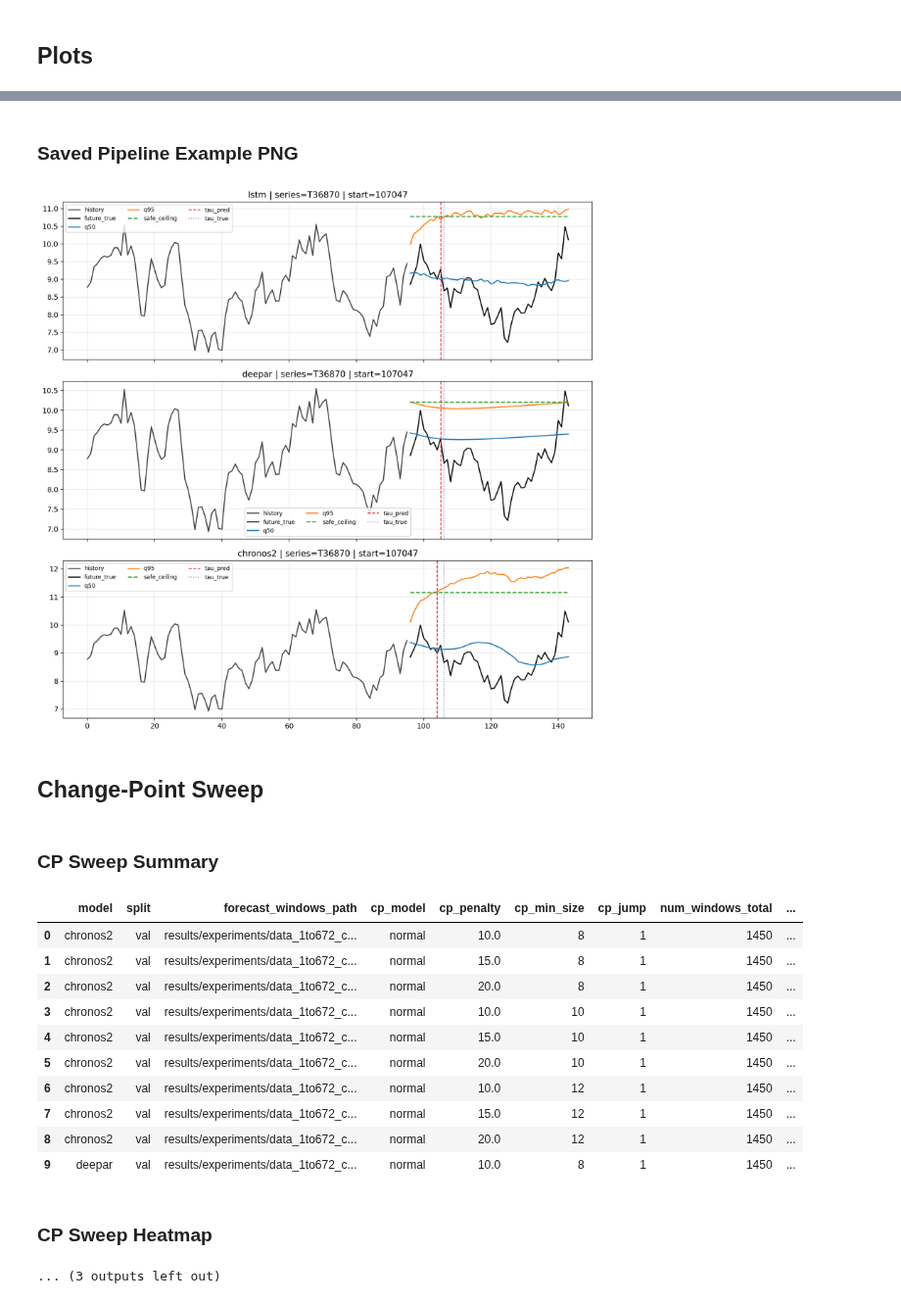
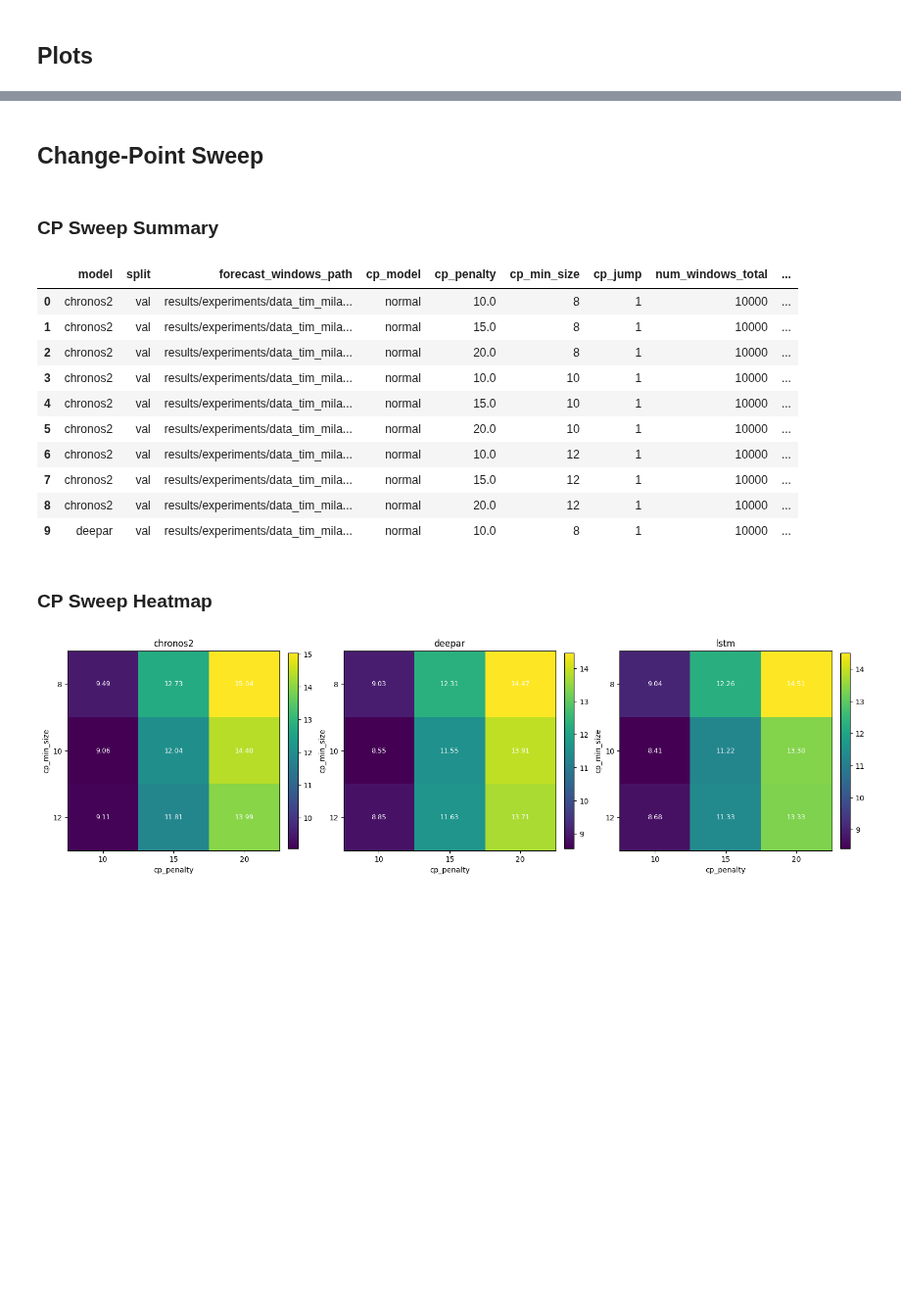
Before and after one commit to colinminini/LLM6G-Repository, a Jupyter notebook: notebooks/experiment_report.ipynb, the cells around one changed output, grey strips where cells are left out. Shown at 98% size. Saved outputs shown, nothing was run; the diff lists cells and outputs as text; code cells hidden in the pictures; blank space fills up the shorter version.

```diff
--- a/notebooks/experiment_report.ipynb
+++ b/notebooks/experiment_report.ipynb
@@ -27,7 +27,7 @@ def find_repo_root(start: Path) -> Path:
 
 
 def default_experiment_dir(root: Path) -> Path:
-    canonical = root / 'results' / 'experiments' / 'data_1to672_ctx96_h48' / 'q50_q95_seed42'
+    canonical = root / 'results' / 'experiments' / 'data_tim_milan_10min_trainable_200_ctx48_h48' / 'q50_q95_seed42'
     if canonical.exists():
         return canonical
     candidates = sorted(
@@ -481,13 +479,13 @@ else:
 show_image_if_exists(REPORTS_DIR / 'system_eval_test.png', 'Saved System Metric Plot (test)')
 md('### Pipeline Example Window')
 render_system_example(EXPERIMENT_DIR, split='test')
-show_image_if_exists(REPORTS_DIR / 'example_windows_system_eval_test.png', 'Saved Pipeline Example PNG')
+#show_image_if_exists(REPORTS_DIR / 'example_windows_system_eval_test.png', 'Saved Pipeline Example PNG')
 
 md('## Change-Point Sweep')
 show_table(EXPERIMENT_DIR / 'cp_sweep' / 'val' / 'cp_sweep_summary.csv', 'CP Sweep Summary')
 md('### CP Sweep Heatmap')
 render_cp_sweep_heatmap(EXPERIMENT_DIR, split='val')
-show_image_if_exists(REPORTS_DIR / 'cp_sweep_val.png', 'Saved CP Sweep Heatmap PNG')
+#show_image_if_exists(REPORTS_DIR / 'cp_sweep_val.png', 'Saved CP Sweep Heatmap PNG')
 # %% [output]
 ## System Evaluation
 |  | split | model | num_windows_total | MAE_CP | tolerance | tolerance_hit_rate | coverage_rate | sharpness |
@@ -501,20 +499,18 @@ show_image_if_exists(REPORTS_DIR / 'cp_sweep_val.png', 'Saved CP Sweep Heatmap P
-### Saved Pipeline Example PNG
+## Change-Point Sweep
+### CP Sweep Summary
+|  | model | split | forecast_windows_path | cp_model | cp_penalty | cp_min_size | cp_jump | num_windows_total | ... |
+| 0 | chronos2 | val | results/experiments/data_tim_mila... | normal | 10.0 | 8 | 1 | 10000 | ... |
+| 1 | chronos2 | val | results/experiments/data_tim_mila... | normal | 15.0 | 8 | 1 | 10000 | ... |
+| 2 | chronos2 | val | results/experiments/data_tim_mila... | normal | 20.0 | 8 | 1 | 10000 | ... |
+| 3 | chronos2 | val | results/experiments/data_tim_mila... | normal | 10.0 | 10 | 1 | 10000 | ... |
+| 4 | chronos2 | val | results/experiments/data_tim_mila... | normal | 15.0 | 10 | 1 | 10000 | ... |
+| 5 | chronos2 | val | results/experiments/data_tim_mila... | normal | 20.0 | 10 | 1 | 10000 | ... |
+| 6 | chronos2 | val | results/experiments/data_tim_mila... | normal | 10.0 | 12 | 1 | 10000 | ... |
+| 7 | chronos2 | val | results/experiments/data_tim_mila... | normal | 15.0 | 12 | 1 | 10000 | ... |
+| 8 | chronos2 | val | results/experiments/data_tim_mila... | normal | 20.0 | 12 | 1 | 10000 | ... |
+| 9 | deepar | val | results/experiments/data_tim_mila... | normal | 10.0 | 8 | 1 | 10000 | ... |
+### CP Sweep Heatmap
-[figure, old version]
+[figure, new version]
-## Change-Point Sweep
-### CP Sweep Summary
-|  | model | split | forecast_windows_path | cp_model | cp_penalty | cp_min_size | cp_jump | num_windows_total | ... |
-| 0 | chronos2 | val | results/experiments/data_1to672_c... | normal | 10.0 | 8 | 1 | 1450 | ... |
-| 1 | chronos2 | val | results/experiments/data_1to672_c... | normal | 15.0 | 8 | 1 | 1450 | ... |
-| 2 | chronos2 | val | results/experiments/data_1to672_c... | normal | 20.0 | 8 | 1 | 1450 | ... |
-| 3 | chronos2 | val | results/experiments/data_1to672_c... | normal | 10.0 | 10 | 1 | 1450 | ... |
-| 4 | chronos2 | val | results/experiments/data_1to672_c... | normal | 15.0 | 10 | 1 | 1450 | ... |
-| 5 | chronos2 | val | results/experiments/data_1to672_c... | normal | 20.0 | 10 | 1 | 1450 | ... |
-| 6 | chronos2 | val | results/experiments/data_1to672_c... | normal | 10.0 | 12 | 1 | 1450 | ... |
-| 7 | chronos2 | val | results/experiments/data_1to672_c... | normal | 15.0 | 12 | 1 | 1450 | ... |
-| 8 | chronos2 | val | results/experiments/data_1to672_c... | normal | 20.0 | 12 | 1 | 1450 | ... |
-| 9 | deepar | val | results/experiments/data_1to672_c... | normal | 10.0 | 8 | 1 | 1450 | ... |
-### CP Sweep Heatmap
-... (3 outputs left out)
 # %%
 md('## Tau Calibration')
 summary_path = EXPERIMENT_DIR / 'tau_calibration' / 'tau_calibration_summary.csv'
```
Also changed, not shown: parts of 6 cells of this notebook, 30 other files.
